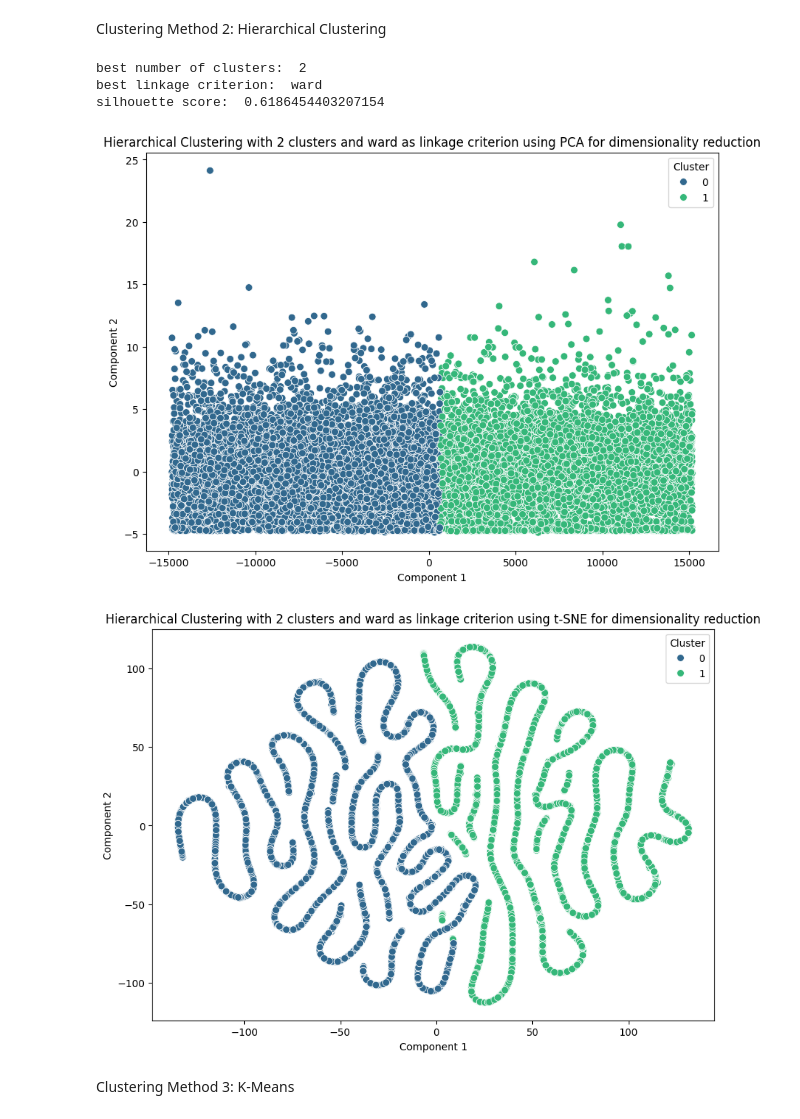
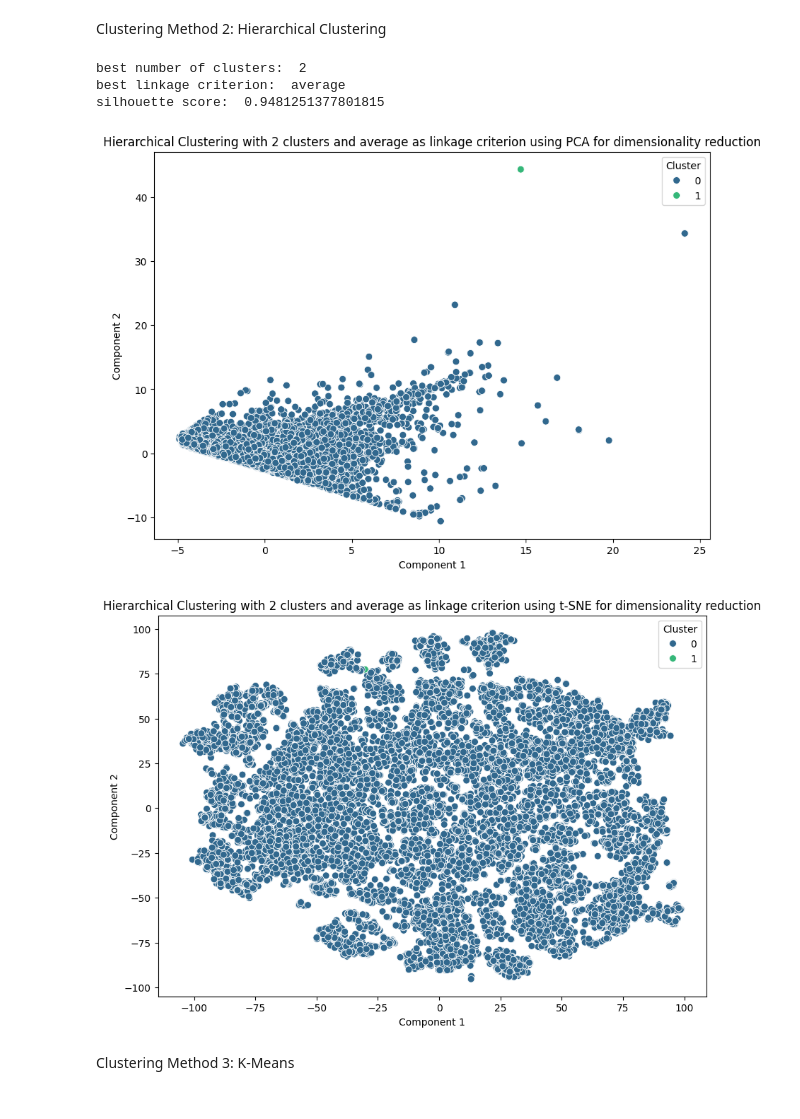
Before and after one commit to Preacho/Credit-Card-Default-Predicition, a Jupyter notebook: Final_Project_Delivery.ipynb, the cells around one changed output. Drawn from its saved outputs; the diff is of its cells as text; code cells hidden in the pictures.

```diff
--- a/Final_Project_Delivery.ipynb
+++ b/Final_Project_Delivery.ipynb
@@ -205,7 +209,7 @@ data[num_cols].describe().T[['mean', 'std']]
 # %% [markdown]
 # Clustering
 # %%
-#data = pd.read_csv('preprocessed_data.csv')
+data = pd.read_csv('preprocessed_data.csv')
 # %%
 # Find optimal number of components using BIC and AIC
 n_components = np.arange(1, 15)
@@ -328,39 +334,39 @@ best_n = 2
 best_link = None
 
 data_sub = pd.DataFrame(data).sample(20000, random_state=42) # Reduce to 20k samples
-X_sub = data_sub.drop('default.payment.next.month', axis=1)
+X_sub = data_sub.drop(['default.payment.next.month', 'ID'], axis=1)
 y_sub = data_sub['default.payment.next.month']
 
 for n in n_clusters:
     for l in linkages:
         clustering = AgglomerativeClustering(n_clusters=n, linkage=l, compute_distances=True)
         labels = clustering.fit_predict(X_sub)
         temp_silhouette_score = silhouette_score(X_sub, labels)
         if (temp_silhouette_score > best_silhouette):
             best_silhouette = temp_silhouette_score
             best_labels = labels
             best_n = n
             best_link = l
 
 print('best number of clusters: ', best_n)
 print('best linkage criterion: ', best_link)
 print('silhouette score: ', best_silhouette)
 
 chart_X_sub = PCA(2).fit_transform(X_sub)
 
 title = f"Hierarchical Clustering with {best_n} clusters and {best_link} as linkage criterion using PCA for dimensionality reduction"
 visualize_cluster(chart_X_sub, best_labels, title)
 
 # try with t-SNE
 tsne_X_sub = TSNE(2).fit_transform(X_sub)
 title_tsne = f"Hierarchical Clustering with {best_n} clusters and {best_link} as linkage criterion using t-SNE for dimensionality reduction"
 visualize_cluster(tsne_X_sub, best_labels, title_tsne)
 # %% [output]
 best number of clusters:  2
-best linkage criterion:  ward
-silhouette score:  0.6186454403207154
+best linkage criterion:  average
+silhouette score:  0.9481251377801815
-[figure, old version]
+[figure, new version]
-[figure, old version]
+[figure, new version]
 # %% [markdown]
 Clustering Method 3: K-Means
 # %%
```
Also changed, not shown: parts of 12 cells of this notebook.
